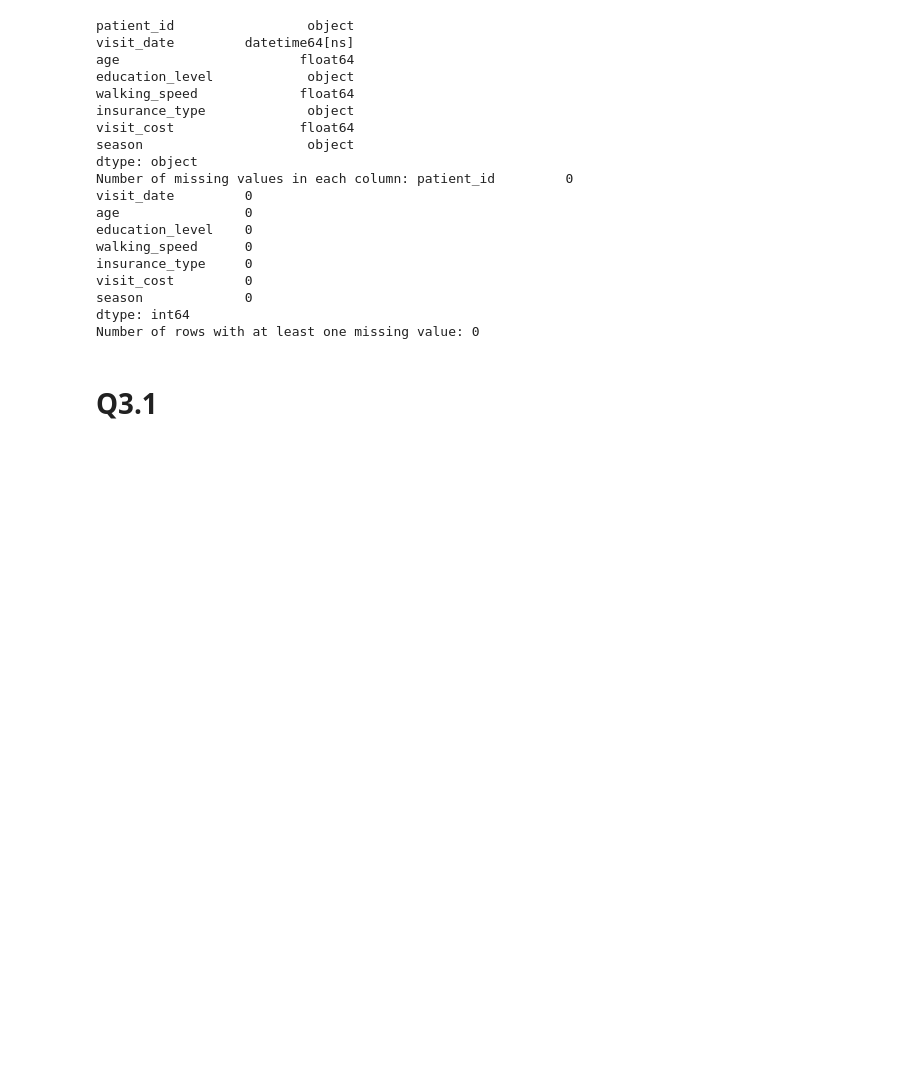
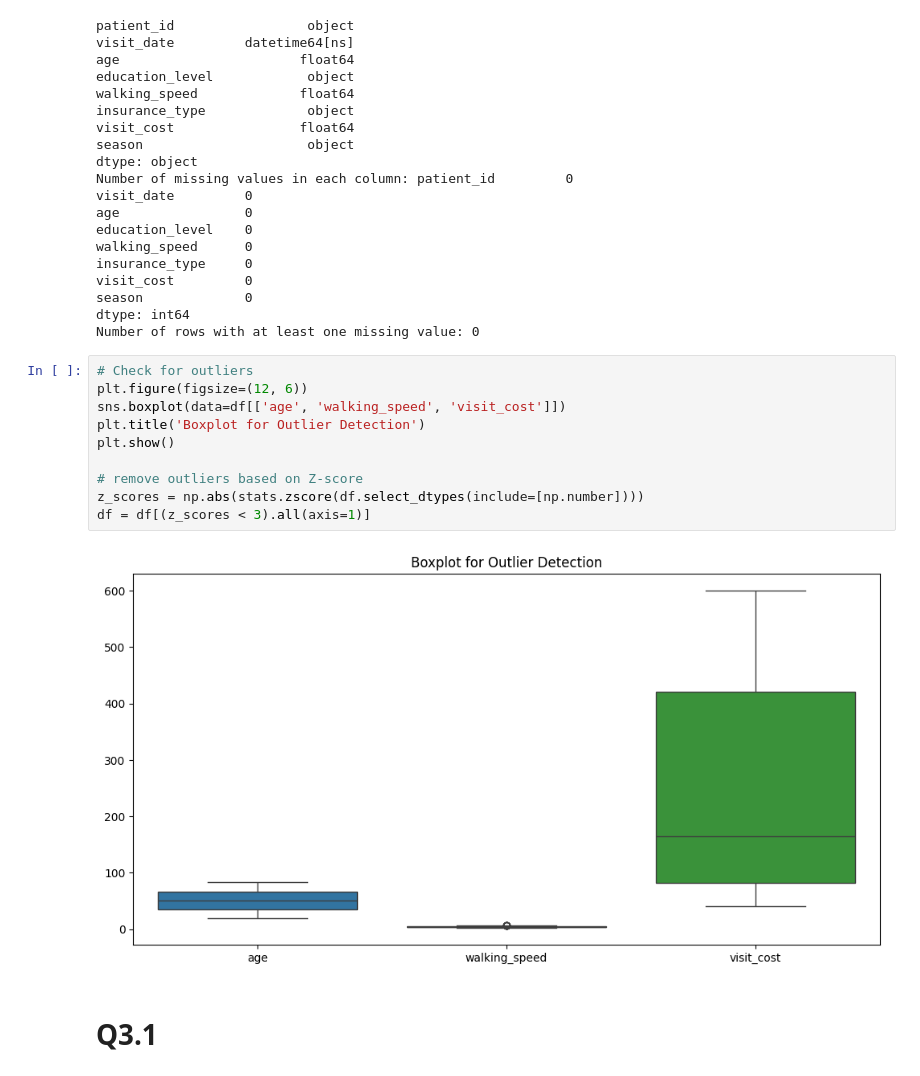
Before and after one commit to UCSF-DataSci/09-second-exam-irisk2050, a Jupyter notebook: Q3_stats_analysis.ipynb, the cells around one changed output. Drawn from its saved outputs; the diff is of its cells as text; blank space fills up the shorter version.

```diff
--- a/Q3_stats_analysis.ipynb
+++ b/Q3_stats_analysis.ipynb
@@ -121,6 +121,18 @@ visit_cost         0
 season             0
 dtype: int64
 Number of rows with at least one missing value: 0
+# %%
+# Check for outliers
+plt.figure(figsize=(12, 6))
+sns.boxplot(data=df[['age', 'walking_speed', 'visit_cost']])
+plt.title('Boxplot for Outlier Detection')
+plt.show()
+
+# remove outliers based on Z-score
+z_scores = np.abs(stats.zscore(df.select_dtypes(include=[np.number])))
+df = df[(z_scores < 3).all(axis=1)]
+# %% [output]
+[figure, added]
 # %% [markdown]
 # Q3.1
 # %%
```
Also changed, not shown: parts of 6 cells of this notebook, 1 other file.
